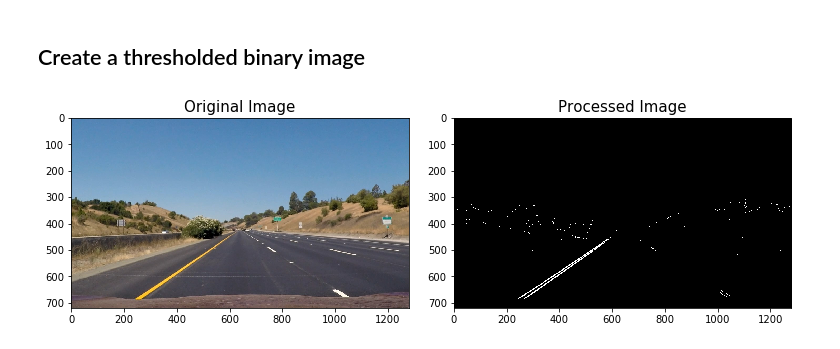
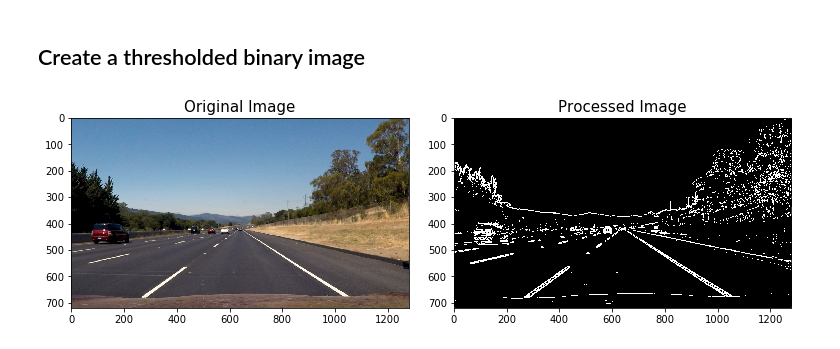
Before and after one commit to taikione/CarND-Advanced-Lane-Lines, a Jupyter notebook: AdvancedLaneLines.ipynb, the cells around one changed output. Saved outputs shown, nothing was run; the diff lists cells and outputs as text; code cells hidden in the pictures.

```diff
--- a/AdvancedLaneLines.ipynb
+++ b/AdvancedLaneLines.ipynb
@@ -84,6 +84,22 @@ def get_color_threshold_binary_image(image, thresh=(90, 255)):
 
     binary_output = np.zeros_like(s_channel)
     binary_output[(s_channel >= thresh[0]) & (s_channel <= thresh[1])] = 1
+    return binary_output
+
+
+def get_absolute_sobel_threshold_binary_image(image, orient='x', thresh=(20, 100)):
+    gray = cv2.cvtColor(image, cv2.COLOR_RGB2GRAY)
+
+    if orient == 'x':
+        sobel = cv2.Sobel(gray, cv2.CV_64F, 1, 0)
+    if orient == 'y':
+        sobel = cv2.Sobel(gray, cv2.CV_64F, 0, 1)
+
+    abs_sobel = np.absolute(sobel)
+    scaled_sobel = np.uint8(255*abs_sobel/np.max(abs_sobel))
+
+    binary_output = np.zeros_like(scaled_sobel)
+    binary_output[(scaled_sobel >= thresh[0]) & (scaled_sobel <= thresh[1])] = 1
     return binary_output
 
 
@@ -101,6 +117,7 @@ def get_magnitude_threshold_binary_image(image, sobel_kernel=3, thresh=(30, 100)
     binary_output[(scaled_sobel >= thresh[0]) & (scaled_sobel <= thresh[1])] = 1
     return binary_output
 
+
 def get_dicrection_threshold_binary_image(image, sobel_kernel=15, thresh=(0.7, 1.3)):
     gray = cv2.cvtColor(image, cv2.COLOR_RGB2GRAY)
 
@@ -120,17 +137,20 @@ def get_binary_image(image):
     """
     Create thresholded binary image using color and gradient
     """
-    color_th_binary = get_color_threshold_binary_image(image)
-    mag_th_binary = get_magnitude_threshold_binary_image(image, sobel_kernel=9, thresh=(45, 255))
-    dic_th_binary = get_dicrection_threshold_binary_image(image)
+    color_th_binary = get_color_threshold_binary_image(image, thresh=(150, 250))
+    mag_th_binary = get_magnitude_threshold_binary_image(image, sobel_kernel=7, thresh=(50, 250))
+    abs_sobel_th_binary = get_absolute_sobel_threshold_binary_image(image, thresh=(30, 100))
+    #dic_th_binary = get_dicrection_threshold_binary_image(image)
 
     binary_image = np.zeros_like(color_th_binary)
-    binary_image[(color_th_binary == 1) & (mag_th_binary == 1) & (dic_th_binary == 1)] = 1
+    #binary_image[(color_th_binary == 1) | (mag_th_binary == 1) | (dic_th_binary == 1)] = 1
+    binary_image[(color_th_binary == 1) | (mag_th_binary == 1) | (abs_sobel_th_binary == 1)] = 1
 
     return binary_image
 # %%
-image = mpimg.imread('test_images/straight_lines1.jpg')
+image = mpimg.imread('test_images/straight_lines2.jpg')
 processed = get_binary_image(image)
 show_processed_images(image, processed)
+#plt.savefig("result_straight_lines2.png")
 # %% [output]
-[figure, old version]
+[figure, new version]
```
Also changed, not shown: parts of 7 cells of this notebook, 2 other files.
